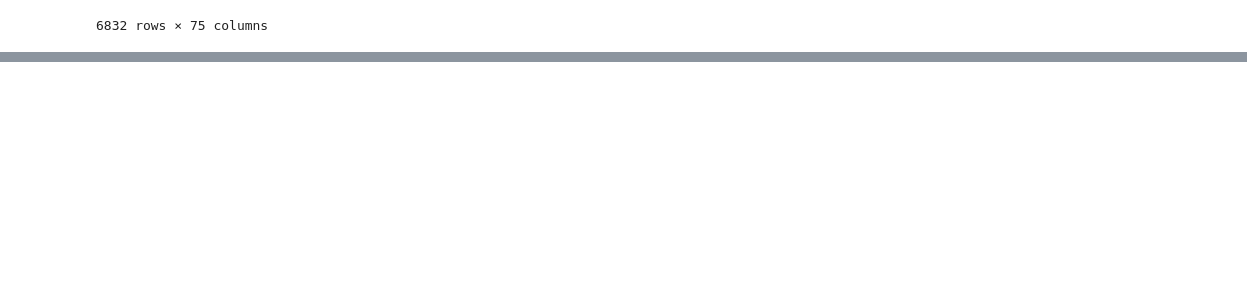
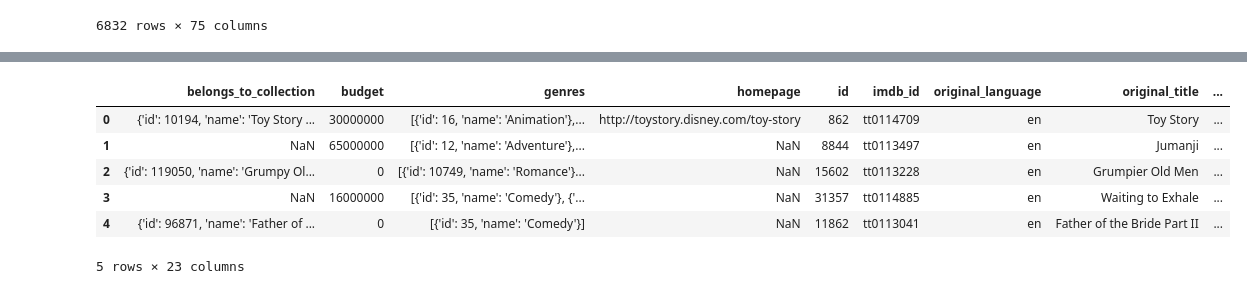
Before and after one commit to syoder821/Movies-ETL, a Jupyter notebook: Movies_ET.ipynb, the cells around one changed output, grey strips where cells are left out. Saved outputs shown, nothing was run; the diff lists cells and outputs as text; code cells hidden in the pictures; blank space fills up the shorter version.

```diff
--- a/Movies_ET.ipynb
+++ b/Movies_ET.ipynb
@@ -288,0 +788,13 @@ sorted(wiki_movies_df.columns.tolist())
+# %%
+# Keeps rows where adult column is False, and then drop the adult column
+kaggle_metadata = kaggle_metadata[kaggle_metadata['adult'] == 'False'].drop('adult',axis='columns')
+# %%
+kaggle_metadata.head()
+# %% [output]
+|  | belongs_to_collection | budget | genres | homepage | id | imdb_id | original_language | original_title | ... |
+| 0 | {'id': 10194, 'name': 'Toy Story ... | 30000000 | [{'id': 16, 'name': 'Animation'},... | http://toystory.disney.com/toy-story | 862 | tt0114709 | en | Toy Story | ... |
+| 1 | NaN | 65000000 | [{'id': 12, 'name': 'Adventure'},... | NaN | 8844 | tt0113497 | en | Jumanji | ... |
+| 2 | {'id': 119050, 'name': 'Grumpy Ol... | 0 | [{'id': 10749, 'name': 'Romance'}... | NaN | 15602 | tt0113228 | en | Grumpier Old Men | ... |
+| 3 | NaN | 16000000 | [{'id': 35, 'name': 'Comedy'}, {'... | NaN | 31357 | tt0114885 | en | Waiting to Exhale | ... |
+| 4 | {'id': 96871, 'name': 'Father of ... | 0 | [{'id': 35, 'name': 'Comedy'}] | NaN | 11862 | tt0113041 | en | Father of the Bride Part II | ... |
+5 rows × 23 columns
```
Also changed, not shown: parts of 54 cells of this notebook.
